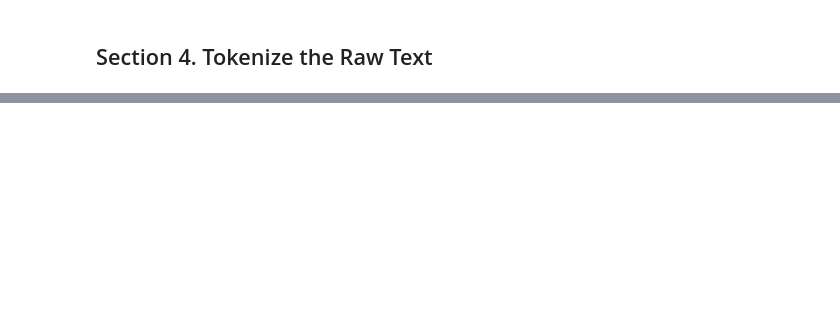
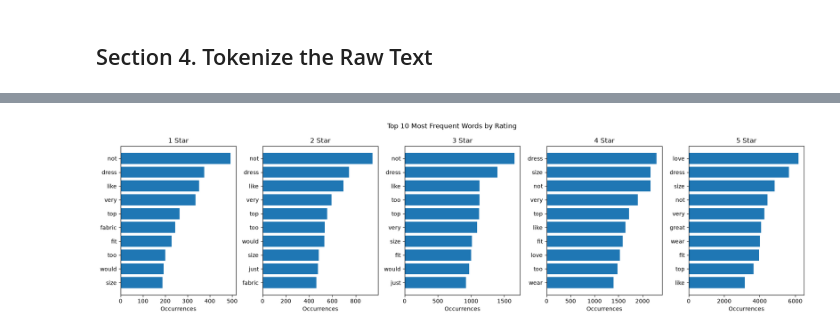
Before and after one commit to ajaneh/nlp-02-text-preprocessing-custom, a Jupyter notebook: notebooks/text_preprocessing.ipynb, the cells around one changed output, grey strips where cells are left out. Drawn from its saved outputs; the diff is of its cells as text; code cells hidden in the pictures; blank space fills up the shorter version.

```diff
--- a/notebooks/text_preprocessing.ipynb
+++ b/notebooks/text_preprocessing.ipynb
@@ -355,0 +386,5 @@ This is a Markdown cell.
+# %%
+# Calculate word frequency for each rating
+word_freq: pl.DataFrame = filtered_words.group_by("Rating", "word").len(name="count")
+
+print(word_freq.sort("count", descending=True).head(20))
@@ -355,0 +410,21 @@ This is a Markdown cell.
+# %%
+fig, axes = plt.subplots(1, 5, figsize=(18, 5))
+
+for rating, ax in zip(range(1, 6), axes):
+    top: pl.DataFrame = (
+        word_freq.filter(pl.col("Rating") == rating)
+        .sort("count", descending=True)
+        .head(10)
+        .sort("count")
+    )
+
+    ax.barh(top["word"], top["count"])
+    ax.set_title(f"{rating} Star")
+    ax.set_xlabel("Occurrences")
+
+fig.suptitle("Top 10 Most Frequent Words by Rating")
+plt.tight_layout()
+plt.savefig(IMAGES_PATH / "top_10_most_frequent_words_by_rating.png")
+plt.show()
+# %% [output]
+[figure, added]
```
Also changed, not shown: parts of 46 cells of this notebook, 9 other files.
